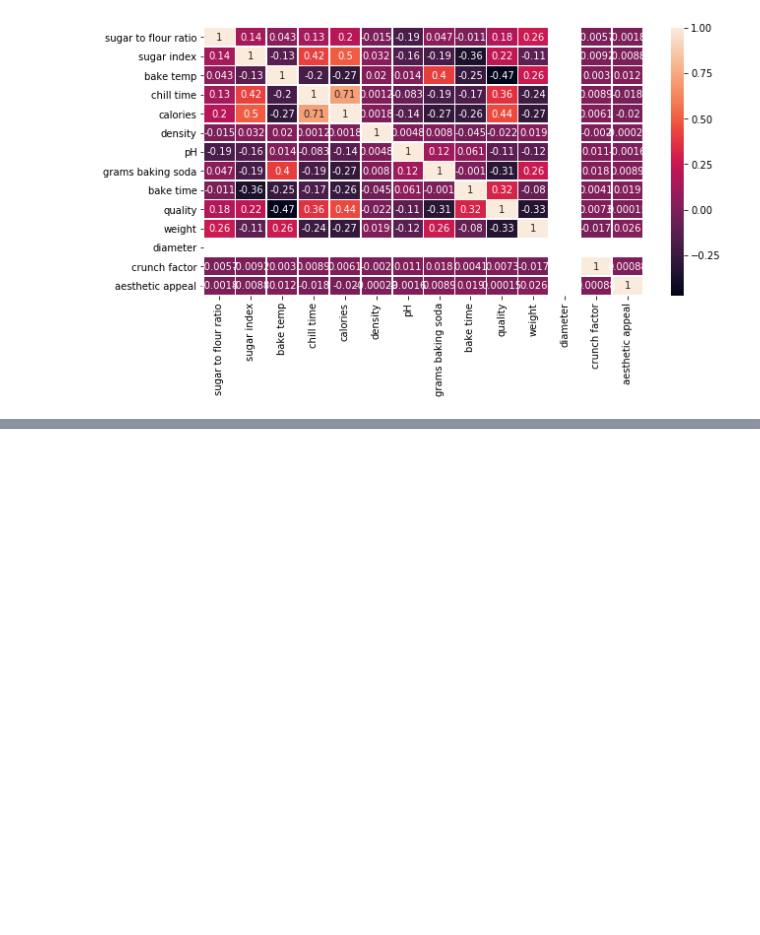
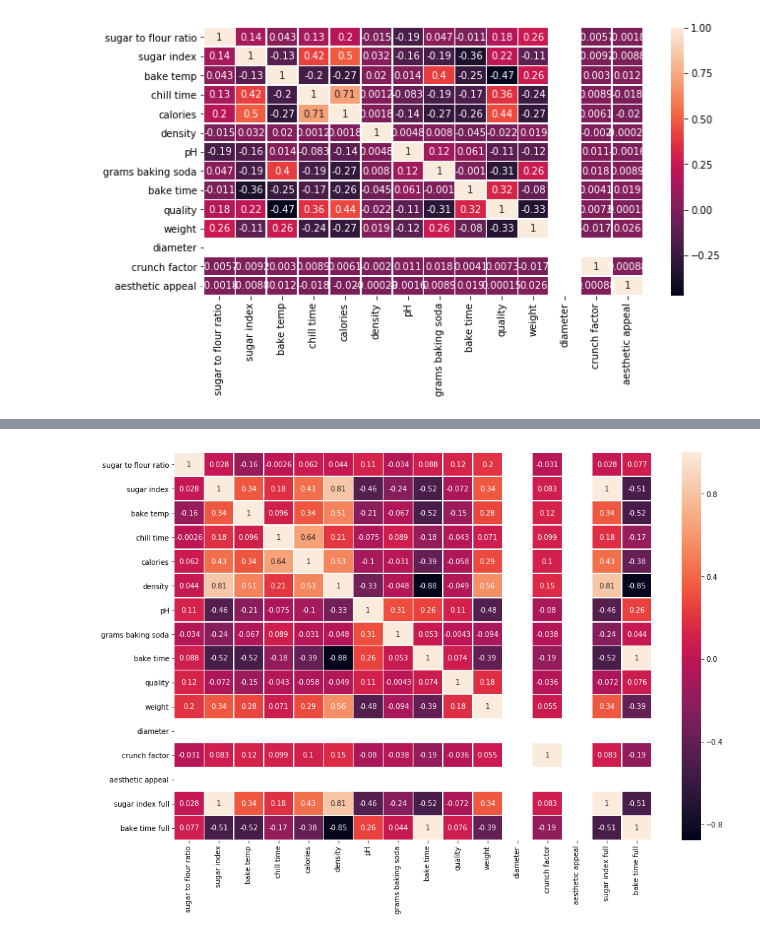
Before and after one commit to ljgoico/DATATHON_PHGL, a Jupyter notebook: 2_prepro/Gus.ipynb, the cells around one changed output, grey strips where cells are left out. Drawn from its saved outputs; the diff is of its cells as text; code cells hidden in the pictures; blank space fills up the shorter version.

```diff
--- a/2_prepro/Gus.ipynb
+++ b/2_prepro/Gus.ipynb
@@ -153,0 +162,6 @@ plt.show()
+# %%
+#Filling Sugar index with the mean
+data["sugar index full"] = data["sugar index"].fillna(data["sugar index"].mean())
+# %%
+#Filling bake time with the mean
+data["bake time full"] = data["bake time"].fillna(data["bake time"].mean())
@@ -153,0 +191,8 @@ plt.show()
+# %%
+data_top = data[data["quality"]>9]
+# %%
+fig, ax = plt.subplots(figsize=(15,10))         # Sample figsize in inches
+sns.heatmap(data_top.corr(), annot=True, linewidths=.5, ax=ax)
+plt.show()
+# %% [output]
+[figure, added]
```
Also changed, not shown: parts of 13 cells of this notebook.
